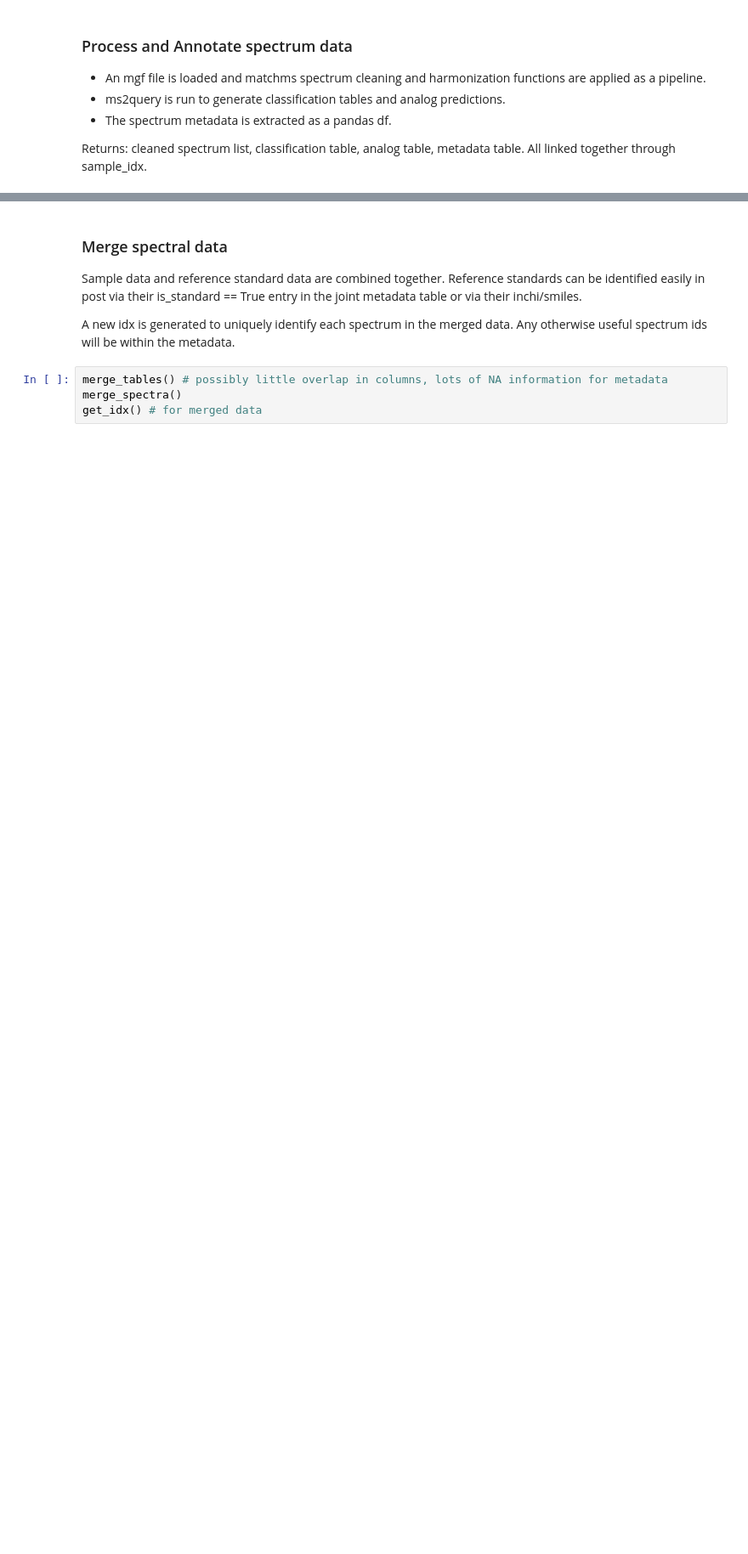
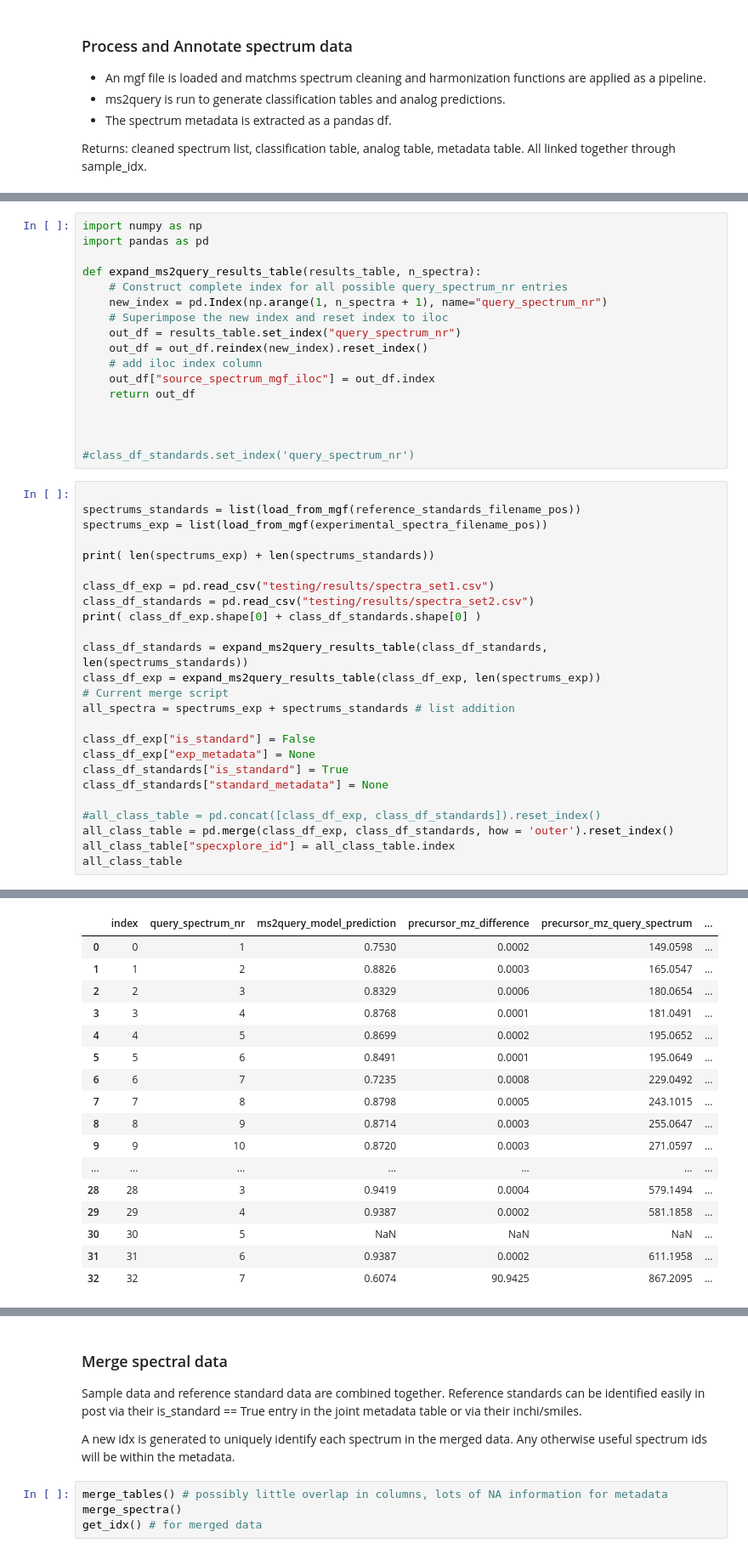
Before and after one commit to kevinmildau/specXplore, a Jupyter notebook: template_processing.ipynb, the cells around one changed output, grey strips where cells are left out. Shown at 85% size. Drawn from its saved outputs; the diff is of its cells as text; blank space fills up the shorter version.

```diff
--- a/template_processing.ipynb
+++ b/template_processing.ipynb
@@ -101,0 +158,43 @@ join_metadata()
+# %%
+import numpy as np
+import pandas as pd
+
+def expand_ms2query_results_table(results_table, n_spectra):
+    # Construct complete index for all possible query_spectrum_nr entries
+    new_index = pd.Index(np.arange(1, n_spectra + 1), name="query_spectrum_nr")
+    # Superimpose the new index and reset index to iloc
+    out_df = results_table.set_index("query_spectrum_nr")
+    out_df = out_df.reindex(new_index).reset_index()
+    # add iloc index column
+    out_df["source_spectrum_mgf_iloc"] = out_df.index
+    return out_df
+
+
+
+#class_df_standards.set_index('query_spectrum_nr')
+# %%
+
+spectrums_standards = list(load_from_mgf(reference_standards_filename_pos))
+spectrums_exp = list(load_from_mgf(experimental_spectra_filename_pos))
+
+print( len(spectrums_exp) + len(spectrums_standards))
+
+class_df_exp = pd.read_csv("testing/results/spectra_set1.csv")
+class_df_standards = pd.read_csv("testing/results/spectra_set2.csv")
+print( class_df_exp.shape[0] + class_df_standards.shape[0] )
+
+class_df_standards = expand_ms2query_results_table(class_df_standards, len(spectrums_standards))
+class_df_exp = expand_ms2query_results_table(class_df_exp, len(spectrums_exp))
+# Current merge script
+all_spectra = spectrums_exp + spectrums_standards # list addition
+
+class_df_exp["is_standard"] = False
+class_df_exp["exp_metadata"] = None
+class_df_standards["is_standard"] = True
+class_df_standards["standard_metadata"] = None
+
+#all_class_table = pd.concat([class_df_exp, class_df_standards]).reset_index()
+all_class_table = pd.merge(class_df_exp, class_df_standards, how = 'outer').reset_index()
+all_class_table["specxplore_id"] = all_class_table.index
+all_class_table
+# %% [output]
@@ -101,0 +203,17 @@ join_metadata()
+|  | index | query_spectrum_nr | ms2query_model_prediction | precursor_mz_difference | precursor_mz_query_spectrum | ... |
+| 0 | 0 | 1 | 0.7530 | 0.0002 | 149.0598 | ... |
+| 1 | 1 | 2 | 0.8826 | 0.0003 | 165.0547 | ... |
+| 2 | 2 | 3 | 0.8329 | 0.0006 | 180.0654 | ... |
+| 3 | 3 | 4 | 0.8768 | 0.0001 | 181.0491 | ... |
+| 4 | 4 | 5 | 0.8699 | 0.0002 | 195.0652 | ... |
+| 5 | 5 | 6 | 0.8491 | 0.0001 | 195.0649 | ... |
+| 6 | 6 | 7 | 0.7235 | 0.0008 | 229.0492 | ... |
+| 7 | 7 | 8 | 0.8798 | 0.0005 | 243.1015 | ... |
+| 8 | 8 | 9 | 0.8714 | 0.0003 | 255.0647 | ... |
+| 9 | 9 | 10 | 0.8720 | 0.0003 | 271.0597 | ... |
+| ... | ... | ... | ... | ... | ... | ... |
+| 28 | 28 | 3 | 0.9419 | 0.0004 | 579.1494 | ... |
+| 29 | 29 | 4 | 0.9387 | 0.0002 | 581.1858 | ... |
+| 30 | 30 | 5 | NaN | NaN | NaN | ... |
+| 31 | 31 | 6 | 0.9387 | 0.0002 | 611.1958 | ... |
+| 32 | 32 | 7 | 0.6074 | 90.9425 | 867.2095 | ... |
```
Also changed, not shown: parts of 33 cells of this notebook, 2 other files.
